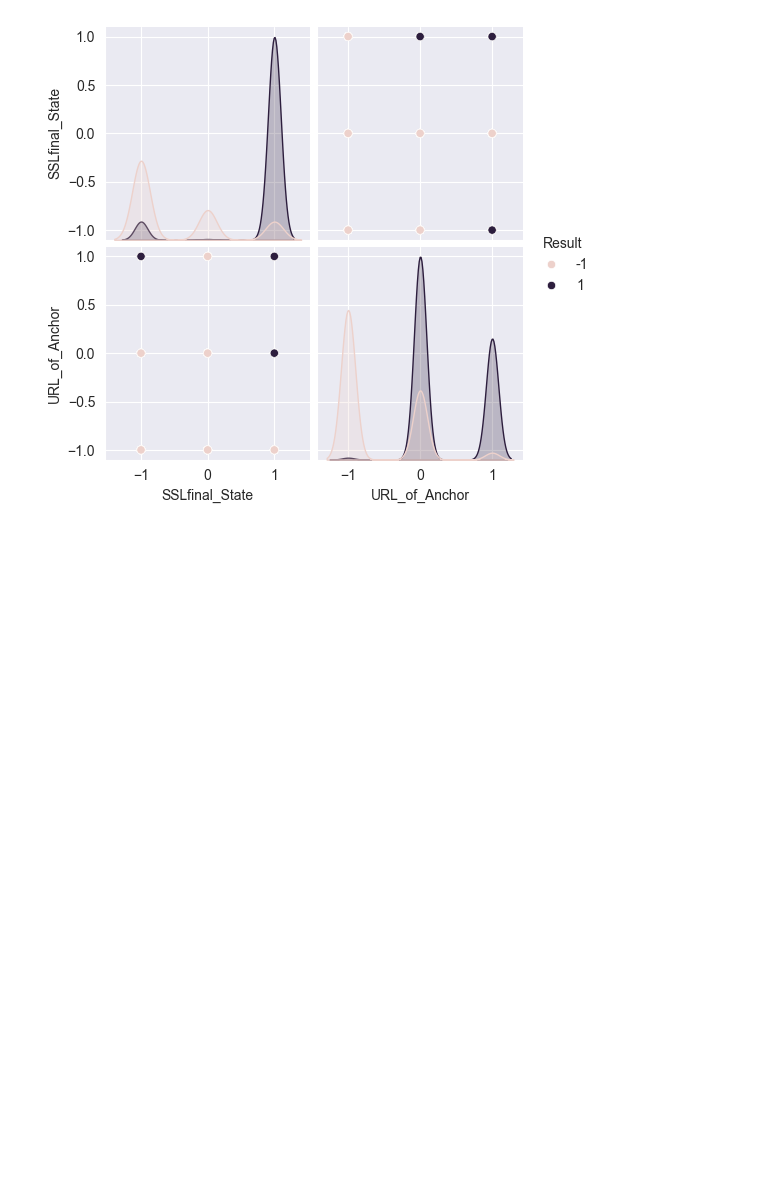
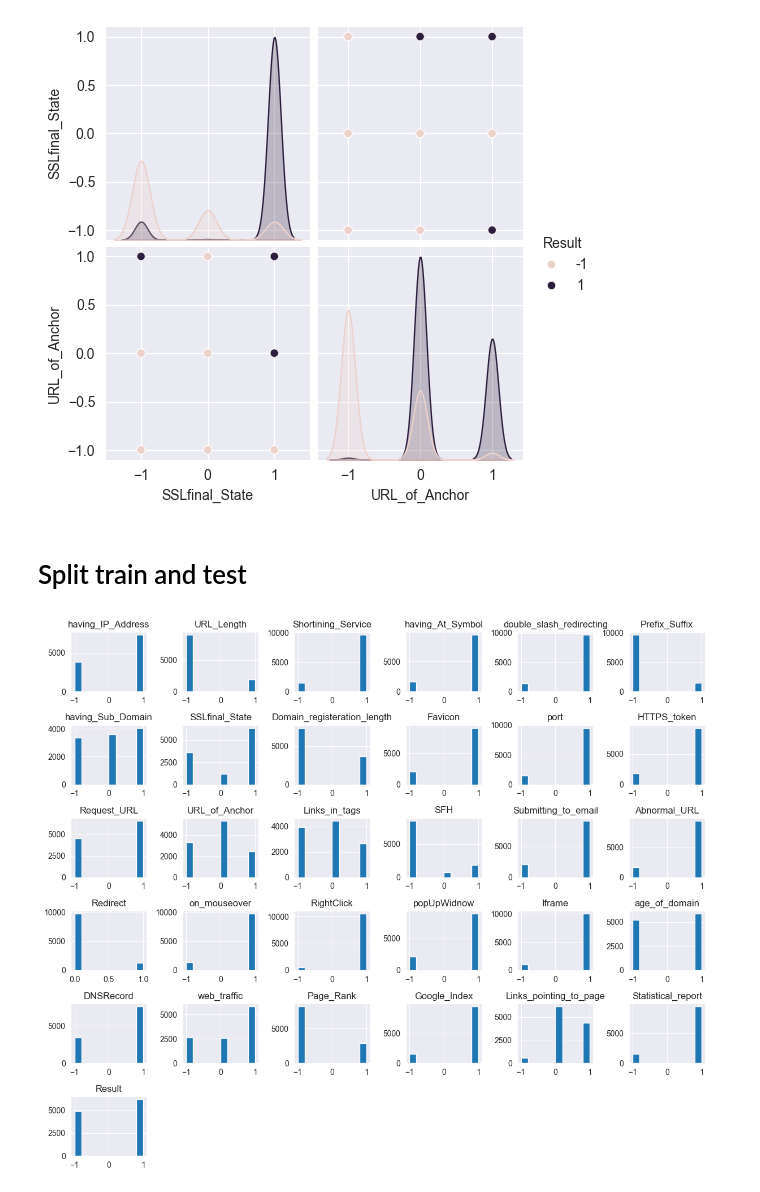
Before and after one commit to gabrielalaa/PhisingDetection, a Jupyter notebook: notebooks/01_data_exploration.ipynb, the cells around one changed output. Cells and saved outputs as stored; diff of their text form; code cells hidden in the pictures; blank space fills up the shorter version.

Commit message:
Training results

```diff
--- a/notebooks/01_data_exploration.ipynb
+++ b/notebooks/01_data_exploration.ipynb
@@ -132,3 +141,5 @@ sns.pairplot(df[['SSLfinal_State','URL_of_Anchor','Result']], hue="Result")
 # %% [output]
 <seaborn.axisgrid.PairGrid at 0x...>
 [figure]
+# %% [markdown]
+# Split train and test
@@ -134,0 +154,7 @@ sns.pairplot(df[['SSLfinal_State','URL_of_Anchor','Result']], hue="Result")
+# %%
+# Plot distributions
+df.hist(figsize=(12, 10))
+plt.tight_layout()
+plt.show()
+# %% [output]
+[figure, added]
```
Also changed, not shown: parts of 7 cells of this notebook.
